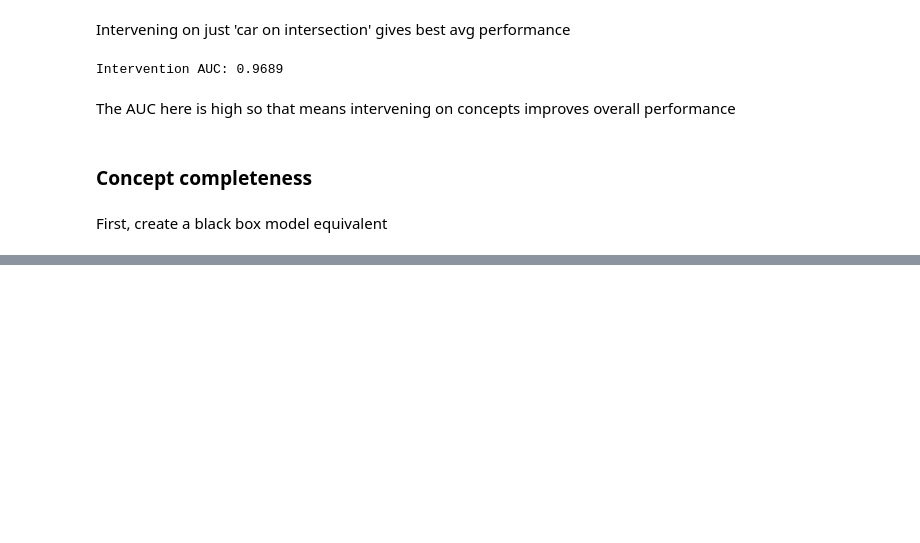
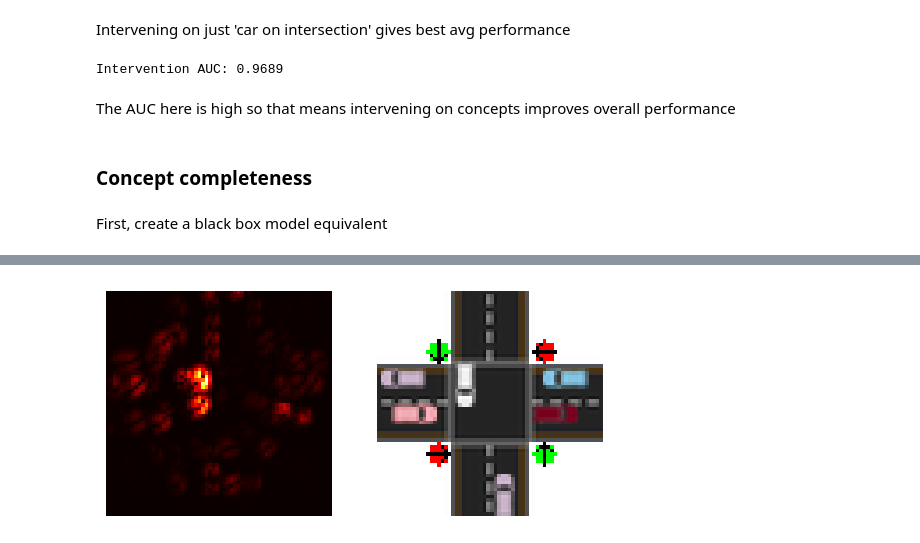
Before and after one commit to technologeve/concept-bottlenecks, a Jupyter notebook: traffic_light.ipynb, the cells around one changed output, grey strips where cells are left out. Cells and saved outputs as stored; diff of their text form; code cells hidden in the pictures; blank space fills up the shorter version.

```diff
--- a/traffic_light.ipynb
+++ b/traffic_light.ipynb
@@ -397,0 +448,22 @@ Concept completeness: 99.69%
+# %%
+# Set model to evaluation mode
+model.eval()
+
+# Get a sample image and its concept predictions
+sample_image = x_test[0].unsqueeze(0)
+sample_image.requires_grad_()
+c_pred = model.c_layer(model.encoder(sample_image)).sigmoid()
+
+# For the first concept
+c = c_pred[0, 1]
+c.backward()
+
+saliency, _ = torch.max(sample_image.grad.data.abs(), dim=1)
+fix, axs = plt.subplots(1,2)
+axs[0].imshow(saliency[0], cmap=plt.cm.hot)
+axs[0].axis("off")
+axs[1].imshow(np.rollaxis(sample_image.squeeze(0).detach().numpy(),0,3))
+axs[1].axis("off")
+plt.show()
+# %% [output]
+[figure, added]
```
Also changed, not shown: parts of 15 cells of this notebook.
